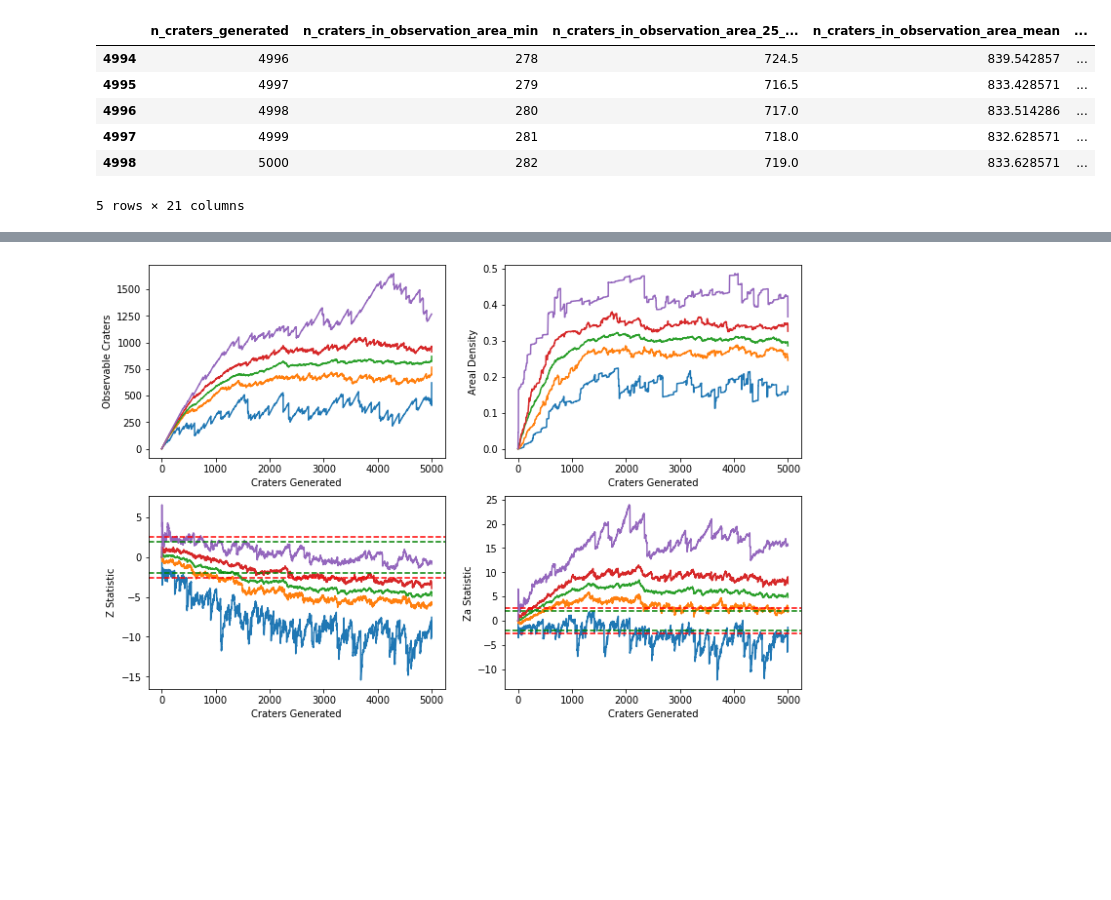
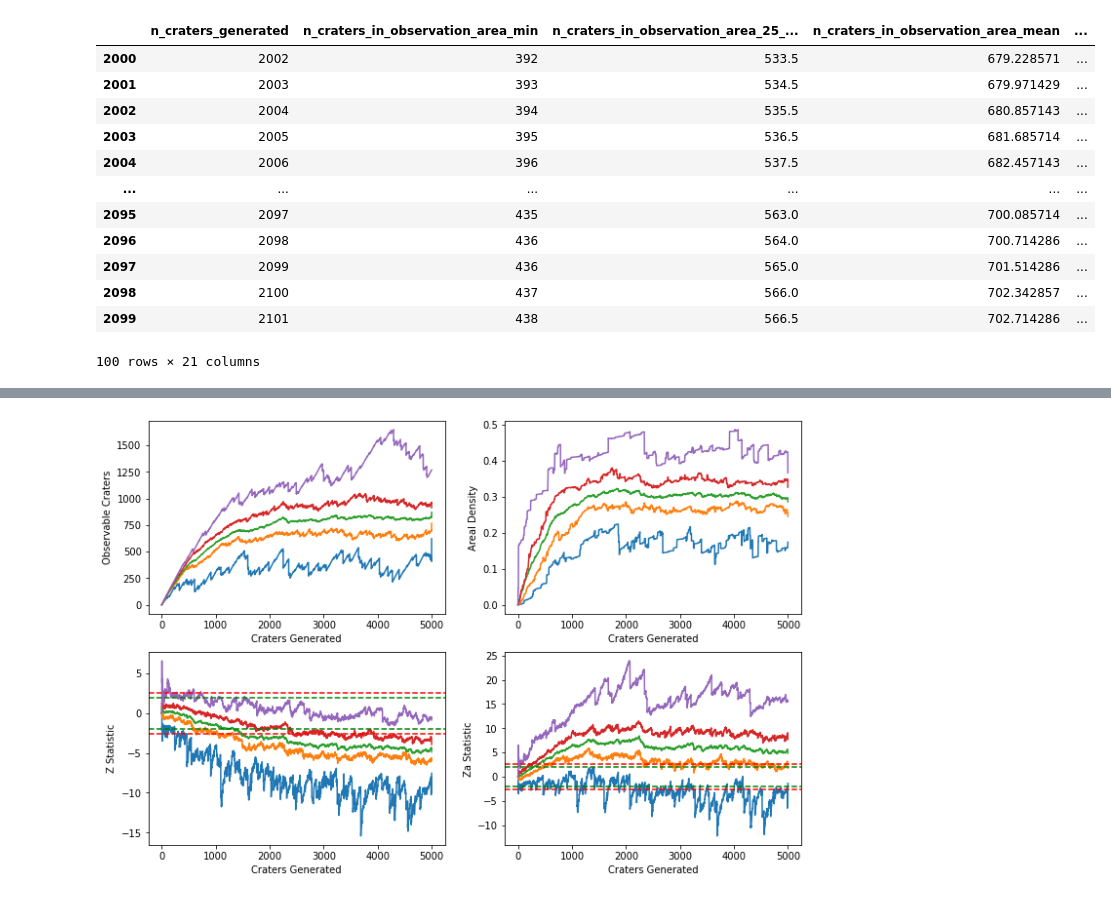
Before and after one commit to seanmason/saturation, a Jupyter notebook: notebooks/PlotStats.ipynb, the cells around one changed output, grey strips where cells are left out. Cells and saved outputs as stored; diff of their text form; code cells hidden in the pictures; blank space fills up the shorter version.

```diff
--- a/notebooks/PlotStats.ipynb
+++ b/notebooks/PlotStats.ipynb
@@ -120,15 +120,21 @@ grouped = stats.groupby(['n_craters_generated']).agg(
 grouped.columns = col_names
 grouped.reset_index(inplace=True)
 # %%
-grouped.tail()
+grouped[2000:2100]
 # %% [output]
 |  | n_craters_generated | n_craters_in_observation_area_min | n_craters_in_observation_area_25_... | n_craters_in_observation_area_mean | ... |
-| 4994 | 4996 | 278 | 724.5 | 839.542857 | ... |
-| 4995 | 4997 | 279 | 716.5 | 833.428571 | ... |
-| 4996 | 4998 | 280 | 717.0 | 833.514286 | ... |
-| 4997 | 4999 | 281 | 718.0 | 832.628571 | ... |
-| 4998 | 5000 | 282 | 719.0 | 833.628571 | ... |
+| 2000 | 2002 | 392 | 533.5 | 679.228571 | ... |
+| 2001 | 2003 | 393 | 534.5 | 679.971429 | ... |
+| 2002 | 2004 | 394 | 535.5 | 680.857143 | ... |
+| 2003 | 2005 | 395 | 536.5 | 681.685714 | ... |
+| 2004 | 2006 | 396 | 537.5 | 682.457143 | ... |
+| ... | ... | ... | ... | ... | ... |
+| 2095 | 2097 | 435 | 563.0 | 700.085714 | ... |
+| 2096 | 2098 | 436 | 564.0 | 700.714286 | ... |
+| 2097 | 2099 | 436 | 565.0 | 701.514286 | ... |
+| 2098 | 2100 | 437 | 566.0 | 702.342857 | ... |
+| 2099 | 2101 | 438 | 566.5 | 702.714286 | ... |
-5 rows × 21 columns
+100 rows × 21 columns
 # %%
 plot_statistics(grouped)
 # %% [output]
```
Also changed, not shown: parts of 2 cells of this notebook, 7 other files.
